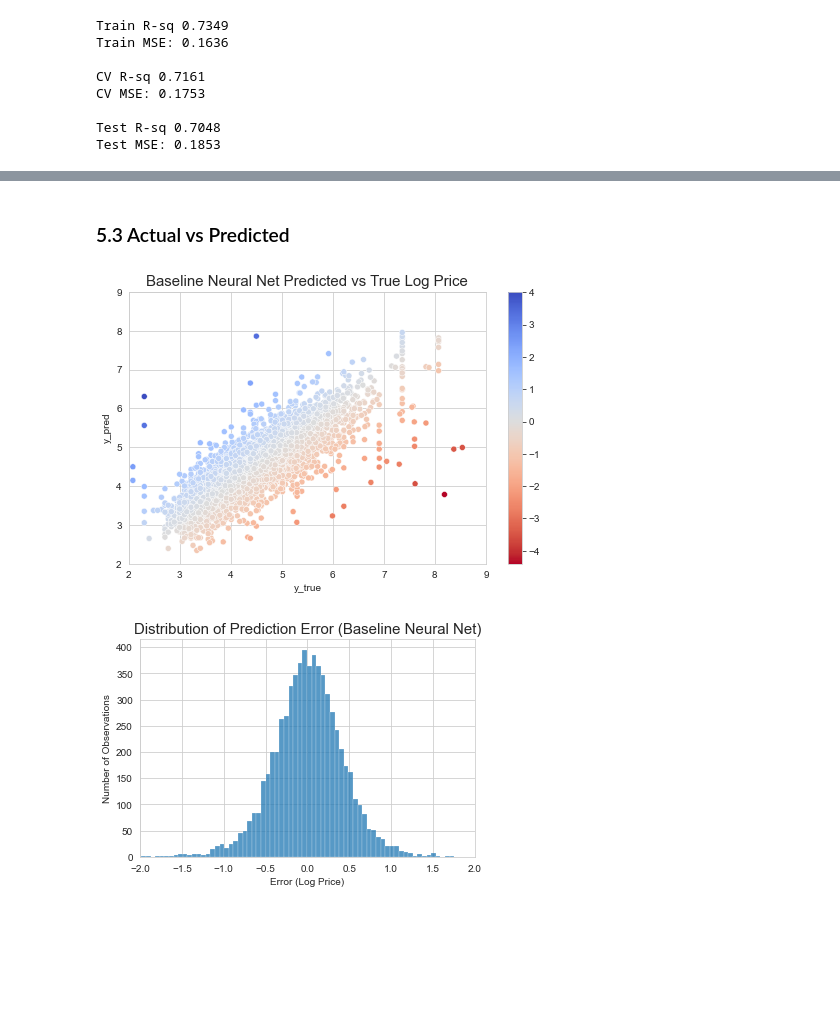
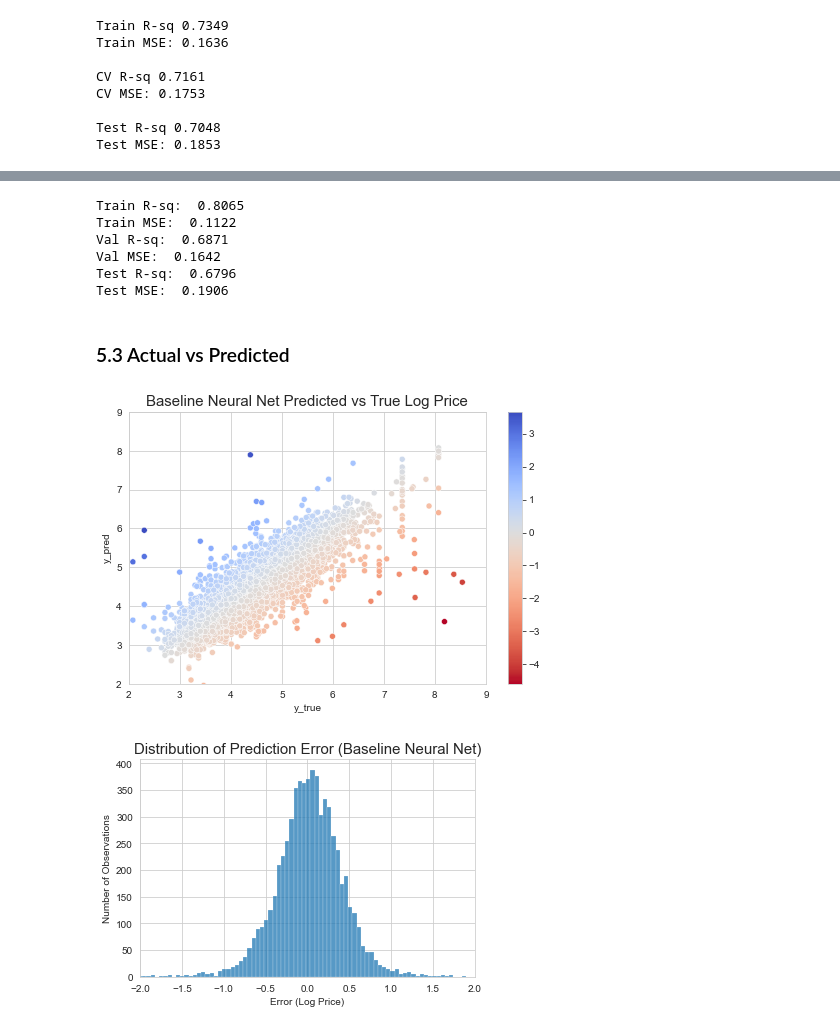
Before and after one commit to skoruthu/airbnb_recommender, a Jupyter notebook: neural_net.ipynb, the cells around one changed output, grey strips where cells are left out. Drawn from its saved outputs; the diff is of its cells as text; code cells hidden in the pictures; blank space fills up the shorter version.

```diff
--- a/neural_net.ipynb
+++ b/neural_net.ipynb
@@ -1097,0 +941,5 @@ Test MSE:  0.2131
+# %%
+best_model_bl = baseline_model()
+best_model_bl.summary()
+epoch=20
+best_history_bl = best_model_bl.fit(X_train_trfm, y_train, epochs=epoch, validation_split=0.05)
@@ -1098,3 +1197,18 @@ Test MSE:  0.2131
+# %%
+mse_nn, rmse_nn, r2_nn = best_model_wd.evaluate(X_test_trfm, y_test)
+print('Train R-sq: ', round(best_history_wd.history['r2'][epoch-1],4))
+print('Train MSE: ', round(best_history_wd.history['loss'][epoch-1],4))
+print('Val R-sq: ', round(best_history_wd.history['val_r2'][epoch-1],4))
+print('Val MSE: ', round(best_history_wd.history['val_loss'][epoch-1],4))
+print('Test R-sq: ', round(r2_nn,4))
+print('Test MSE: ', round(mse_nn,4))
+# %% [output]
+Train R-sq:  0.8065
+Train MSE:  0.1122
+Val R-sq:  0.6871
+Val MSE:  0.1642
+Test R-sq:  0.6796
+Test MSE:  0.1906
 # %% [markdown]
 ### 5.3 Actual vs Predicted
 # %%
@@ -1102,29 +1216,29 @@ import matplotlib.cm as cm
 sns.set_style("whitegrid")
 import matplotlib.colors as mcolors
 # %%
-pred = model_bl.predict(X_test_trfm)[:,0]
+pred = best_model_bl.predict(X_test_trfm)[:,0]
 df_pred = pd.DataFrame.from_dict({'y_pred': pred, 'y_true': y_test})
 df_pred['deviation'] = df_pred['y_pred'] - df_pred['y_true']
 
 # Get/set params for the colour mapping
 vcenter = 0
 vmin, vmax = df_pred['deviation'].min(), df_pred['deviation'].max()
 normalize = mcolors.TwoSlopeNorm(vcenter=vcenter, vmin=vmin, vmax=vmax)
 colormap = cm.coolwarm_r
 
 plt.figure(figsize = (8,5))
 sns.scatterplot(x = 'y_true', y = 'y_pred', data = df_pred,
                 cmap=colormap, c=df_pred['deviation'], norm=normalize)
 
 scalarmappaple = cm.ScalarMappable(norm=normalize, cmap=colormap)
 scalarmappaple.set_array(df_pred['deviation'])
 plt.colorbar(scalarmappaple)
 plt.ylim(2,9)
 plt.xlim(2,9)
 plt.title('Baseline Neural Net Predicted vs True Log Price', fontsize = 15)
 plt.show()
 # %% [output]
-[figure, old version]
+[figure, new version]
 # %%
 sns.histplot(df_pred['deviation'])
 plt.xlabel('Error (Log Price)')
@@ -1133,5 +1247,5 @@ plt.title('Distribution of Prediction Error (Baseline Neural Net)', fontsize = 1
 plt.xlim(-2, 2)
 plt.show()
 # %% [output]
-[figure, old version]
+[figure, new version]
 # %%
```
Also changed, not shown: parts of 62 cells of this notebook.
